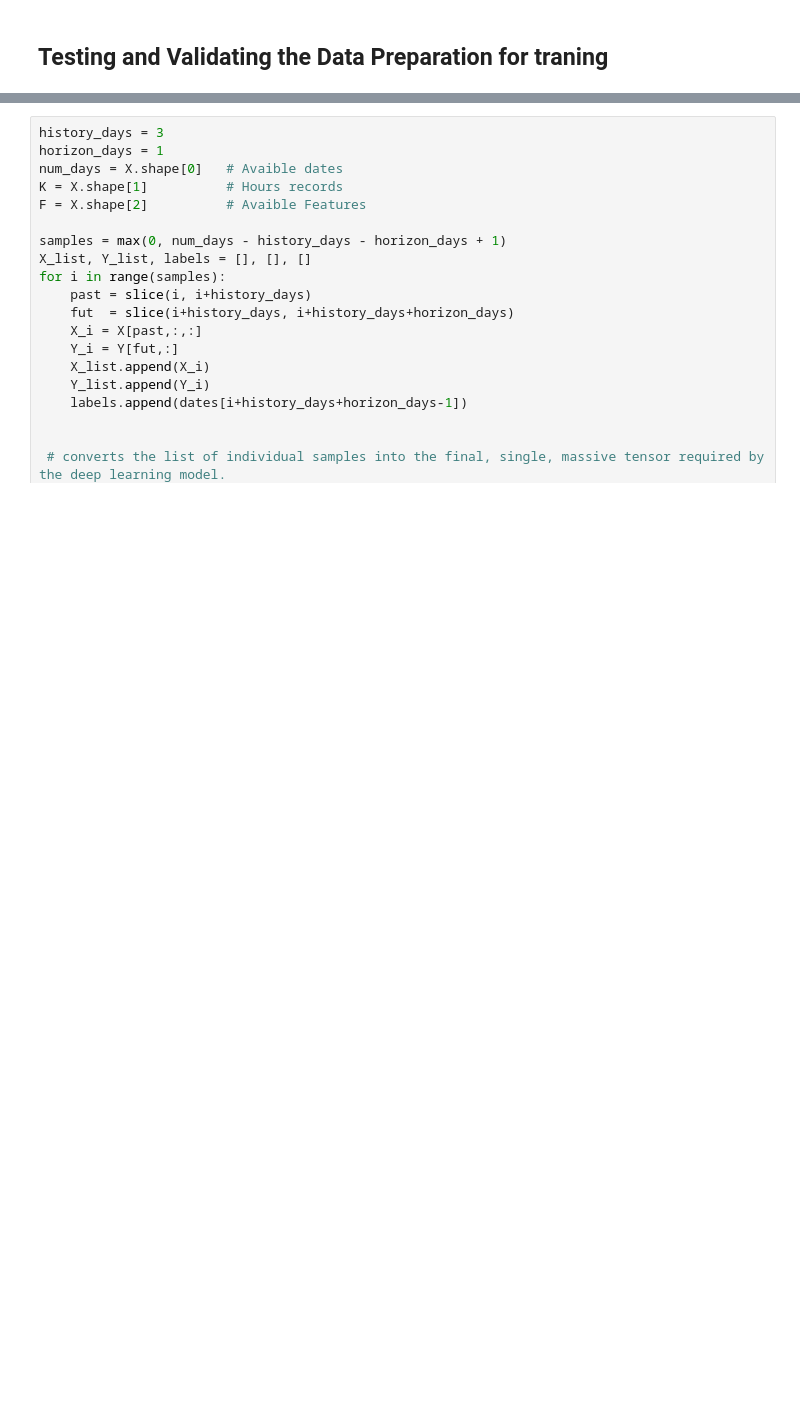
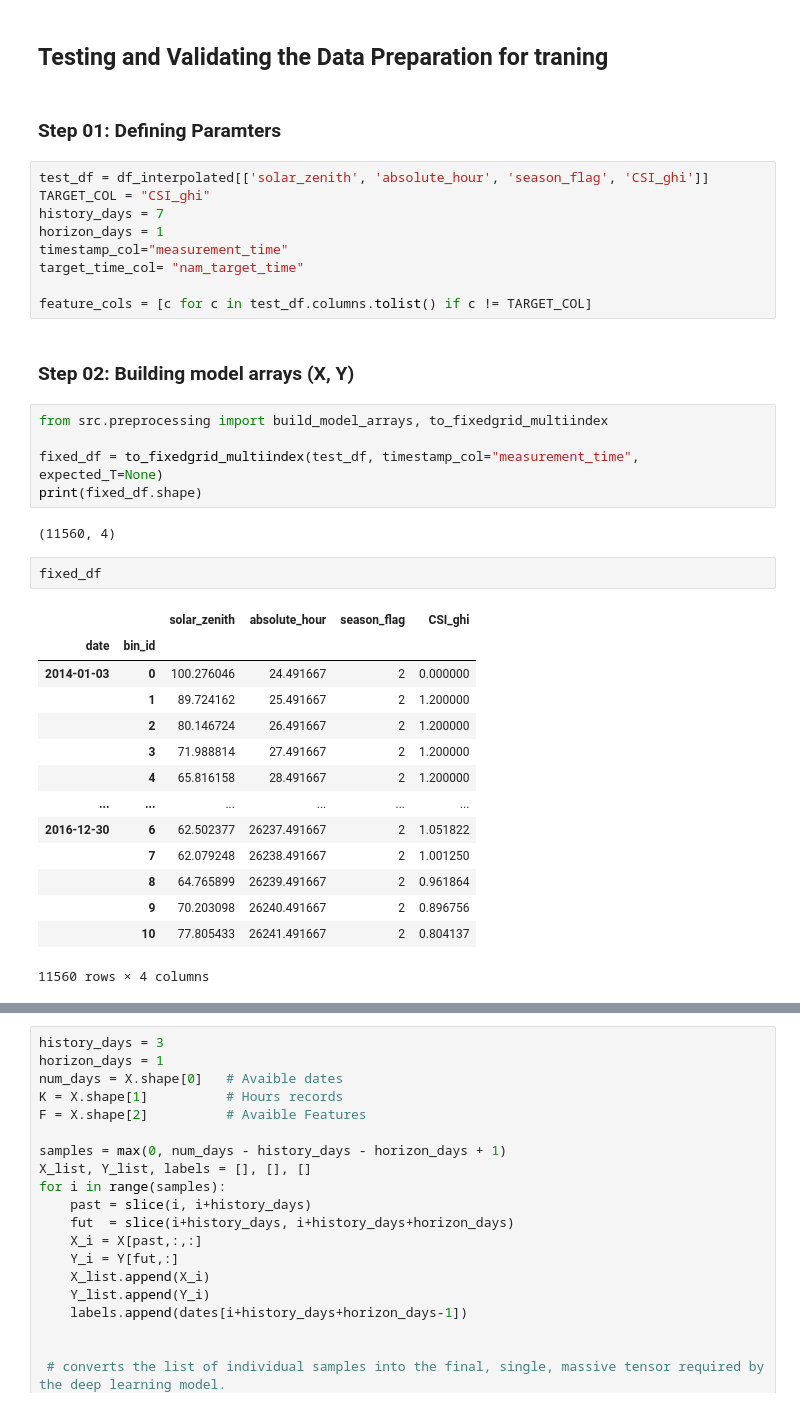
Before and after one commit to Mohamedtareque/PV_Forecast_MMPISSM, a Jupyter notebook: data_functionality_test_01.ipynb, the cells around one changed output, grey strips where cells are left out. Drawn from its saved outputs; the diff is of its cells as text; blank space fills up the shorter version.

```diff
--- a/data_functionality_test_01.ipynb
+++ b/data_functionality_test_01.ipynb
@@ -489,3 +466,40 @@ df_phase6 = df_interpolated[['solar_zenith', 'CSI_ghi','time_gap_hours',
 -----
 # %% [markdown]
 ## Testing and Validating the Data Preparation for traning
+# %% [markdown]
+### Step 01: Defining Paramters
+# %%
+test_df = df_interpolated[['solar_zenith', 'absolute_hour', 'season_flag', 'CSI_ghi']]
+TARGET_COL = "CSI_ghi"
+history_days = 7
+horizon_days = 1
+timestamp_col="measurement_time"
+target_time_col= "nam_target_time"
+
+feature_cols = [c for c in test_df.columns.tolist() if c != TARGET_COL]
+# %% [markdown]
+### Step 02: Building model arrays (X, Y)
+# %%
+from src.preprocessing import build_model_arrays, to_fixedgrid_multiindex
+
+fixed_df = to_fixedgrid_multiindex(test_df, timestamp_col="measurement_time", expected_T=None)
+print(fixed_df.shape)
+# %% [output]
+(11560, 4)
+# %%
+fixed_df
+# %% [output]
+|  |  | solar_zenith | absolute_hour | season_flag | CSI_ghi |
+| date | bin_id |  |  |  |  |
+| 2014-01-03 | 0 | 100.276046 | 24.491667 | 2 | 0.000000 |
+|  | 1 | 89.724162 | 25.491667 | 2 | 1.200000 |
+|  | 2 | 80.146724 | 26.491667 | 2 | 1.200000 |
+|  | 3 | 71.988814 | 27.491667 | 2 | 1.200000 |
+|  | 4 | 65.816158 | 28.491667 | 2 | 1.200000 |
+| ... | ... | ... | ... | ... | ... |
+| 2016-12-30 | 6 | 62.502377 | 26237.491667 | 2 | 1.051822 |
+|  | 7 | 62.079248 | 26238.491667 | 2 | 1.001250 |
+|  | 8 | 64.765899 | 26239.491667 | 2 | 0.961864 |
+|  | 9 | 70.203098 | 26240.491667 | 2 | 0.896756 |
+|  | 10 | 77.805433 | 26241.491667 | 2 | 0.804137 |
+11560 rows × 4 columns
```
Also changed, not shown: parts of 94 cells of this notebook, 11 other files.
